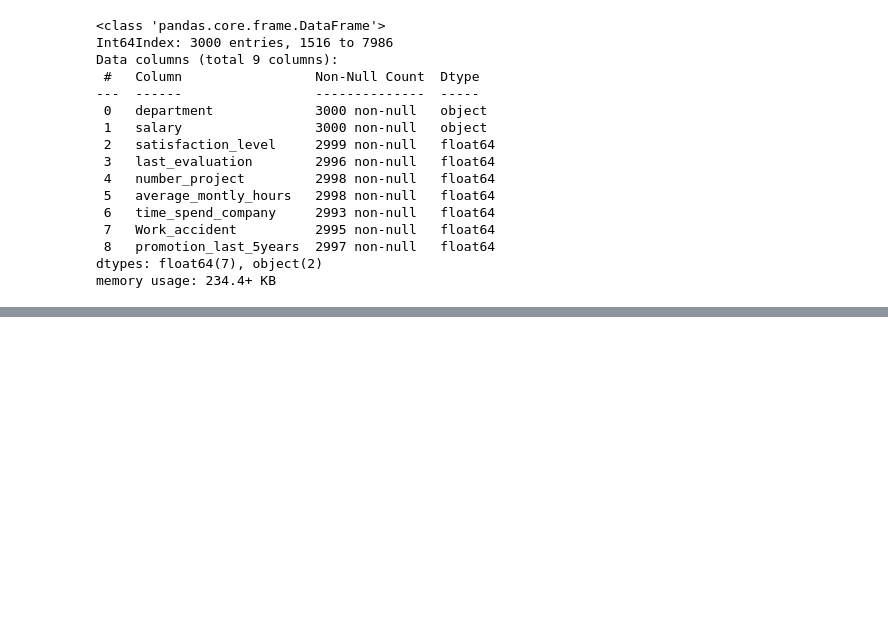
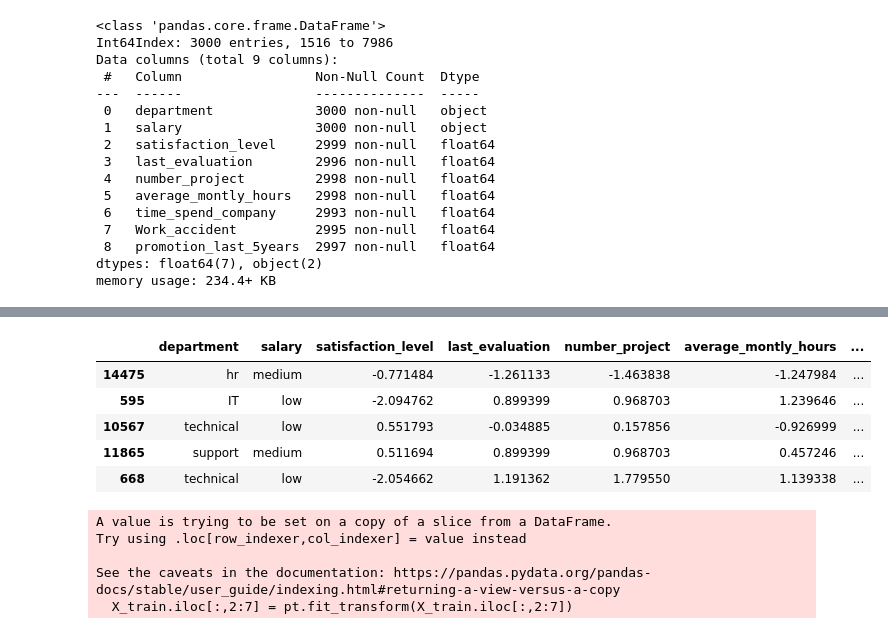
Before and after one commit to rizkitaufikanindhita/etc, a Jupyter notebook: DataPreprocessing.ipynb, the cells around one changed output, grey strips where cells are left out. Cells and saved outputs as stored; diff of their text form; code cells hidden in the pictures; blank space fills up the shorter version.

```diff
--- a/DataPreprocessing.ipynb
+++ b/DataPreprocessing.ipynb
@@ -216,0 +421,18 @@ memory usage: 234.4+ KB
+# %%
+X_train.head()
+# %% [output]
+|  | department | salary | satisfaction_level | last_evaluation | number_project | average_montly_hours | ... |
+| 14475 | hr | medium | -0.771484 | -1.261133 | -1.463838 | -1.247984 | ... |
+| 595 | IT | low | -2.094762 | 0.899399 | 0.968703 | 1.239646 | ... |
+| 10567 | technical | low | 0.551793 | -0.034885 | 0.157856 | -0.926999 | ... |
+| 11865 | support | medium | 0.511694 | 0.899399 | 0.968703 | 0.457246 | ... |
+| 668 | technical | low | -2.054662 | 1.191362 | 1.779550 | 1.139338 | ... |
+# %%
+pt = PowerTransformer()
+X_train.iloc[:,2:7] = pt.fit_transform(X_train.iloc[:,2:7])
+# %% [output]
+A value is trying to be set on a copy of a slice from a DataFrame.
+Try using .loc[row_indexer,col_indexer] = value instead
+
+See the caveats in the documentation: https://pandas.pydata.org/pandas-docs/stable/user_guide/indexing.html#returning-a-view-versus-a-copy
+  X_train.iloc[:,2:7] = pt.fit_transform(X_train.iloc[:,2:7])
```
Also changed, not shown: parts of 25 cells of this notebook.
